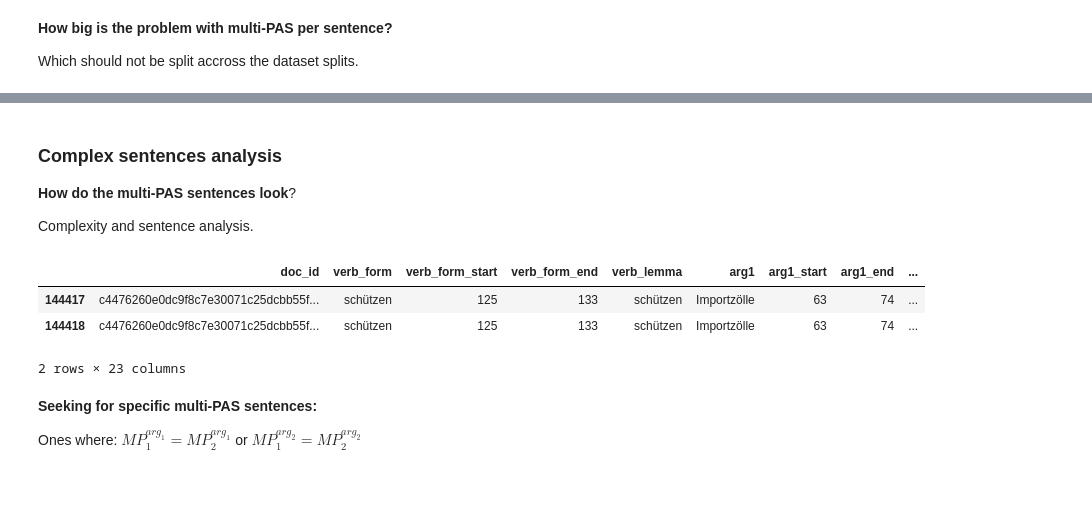
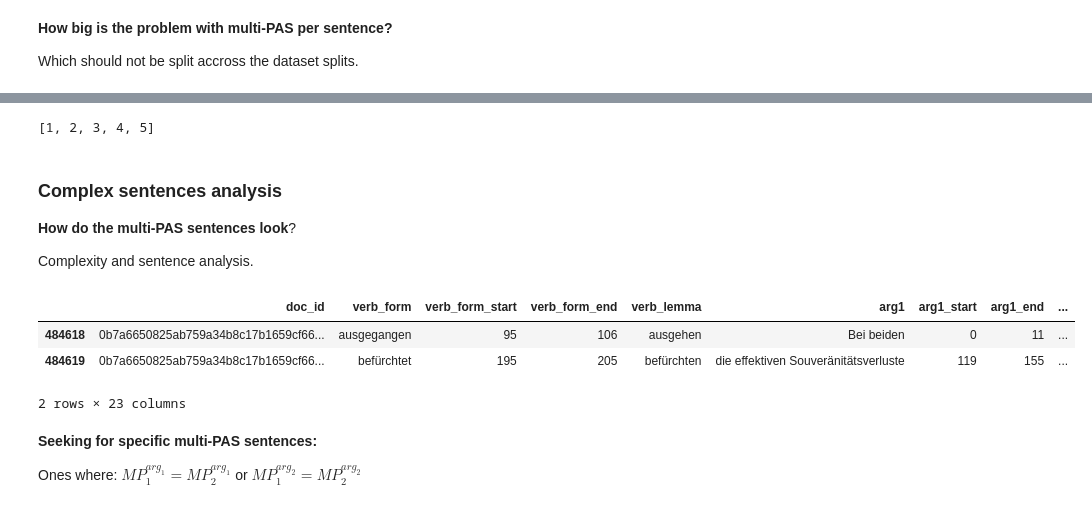
Before and after one commit to mystreamer/nb_ba, a Jupyter notebook: TrainTestSplit/TrainTestSplit.ipynb, the cells around one changed output, grey strips where cells are left out. Cells and saved outputs as stored; diff of their text form; code cells hidden in the pictures.

```diff
--- a/TrainTestSplit/TrainTestSplit.ipynb
+++ b/TrainTestSplit/TrainTestSplit.ipynb
@@ -24,11 +24,11 @@ VAL_DATA_PATH="../../etl/data/intermediate/TrainTestSplit/01_val.csv"
 # mode can be either "CRITERIA_FREE", "DOC_SPLIT", "LEMMA_SPLIT", "SYN_SPLIT"
 SPLIT_MODE="DOC_SPLIT"
 VERB_AGREEMENT_LEVEL = .6
-INCLUDE_SENTS_N_PAS = [1]
+INCLUDE_SENTS_N_PAS = [1,2,3,4,5]
 RANDOM_STATE=42
 
-INCLUDE_MANUAL_ANNOTATION=True
-MANUAL_ANNOTATION_SIZE_PER_GROUP=5
+INCLUDE_MANUAL_ANNOTATION=False
+MANUAL_ANNOTATION_SIZE_PER_GROUP=70
 MANUAL_ANNOTATION_PATH="../../etl/data/intermediate/TrainTestSplit/manual_annotation.csv"
 
 # fasttext embeddings path
@@ -89,6 +89,10 @@ df_occ = df_occ[mask]
 n_pas_sents = df_occ["full_sentence_text"].to_list()
 
 df = df[~df.full_sentence_text.isin(n_pas_sents)]
+# %%
+INCLUDE_SENTS_N_PAS
+# %% [output]
+[1, 2, 3, 4, 5]
 # %% [markdown]
 ### Complex sentences analysis
 
@@ -96,16 +100,18 @@ df = df[~df.full_sentence_text.isin(n_pas_sents)]
 
 Complexity and sentence analysis.
 # %%
+df_occ = df.copy(deep=True)
+df_occ = df_occ.merge(df_occ.groupby(["doc_id", "full_sentence_text"]).size().reset_index(name="counts"), on=["doc_id", "full_sentence_text"])
 pd.set_option('display.max_colwidth', None)
 s1 = df_occ[df_occ["counts"] >= 2] \
     .sort_values(["full_sentence_text"]) \
     .sample(n=1)
 s1_val = s1["full_sentence_text"].to_list()[0]
 df_occ[df_occ["full_sentence_text"] == s1_val]
 # %% [output]
 |  | doc_id | verb_form | verb_form_start | verb_form_end | verb_lemma | arg1 | arg1_start | arg1_end | ... |
-| 144417 | c4476260e0dc9f8c7e30071c25dcbb55f... | schützen | 125 | 133 | schützen | Importzölle | 63 | 74 | ... |
-| 144418 | c4476260e0dc9f8c7e30071c25dcbb55f... | schützen | 125 | 133 | schützen | Importzölle | 63 | 74 | ... |
+| 484618 | 0b7a6650825ab759a34b8c17b1659cf66... | ausgegangen | 95 | 106 | ausgehen | Bei beiden | 0 | 11 | ... |
+| 484619 | 0b7a6650825ab759a34b8c17b1659cf66... | befürchtet | 195 | 205 | befürchten | die effektiven Souveränitätsverluste | 119 | 155 | ... |
 2 rows × 23 columns
 # %% [markdown]
 **Seeking for specific multi-PAS sentences:**
```
Also changed, not shown: parts of 18 cells of this notebook, 8 other files.
